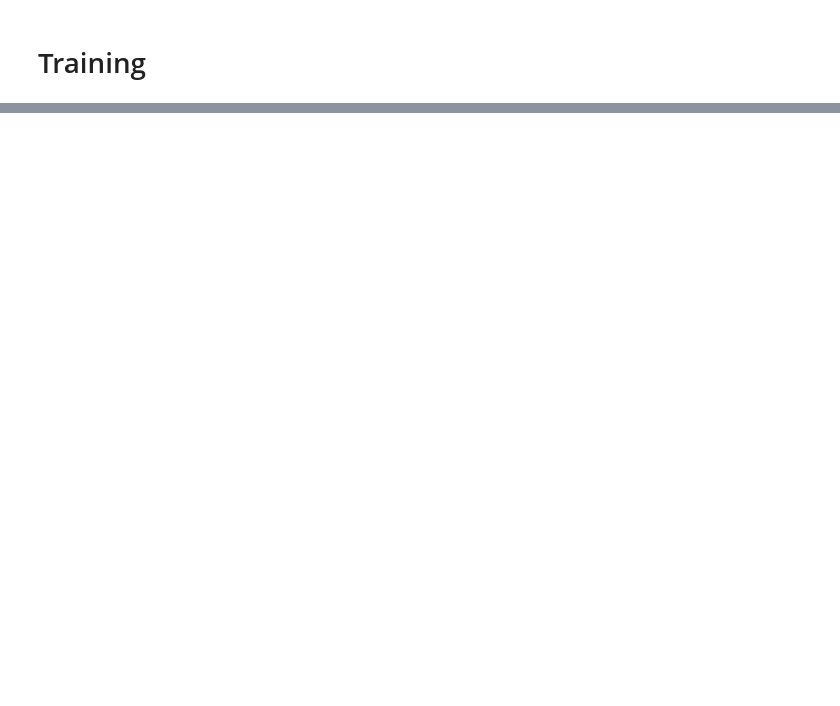
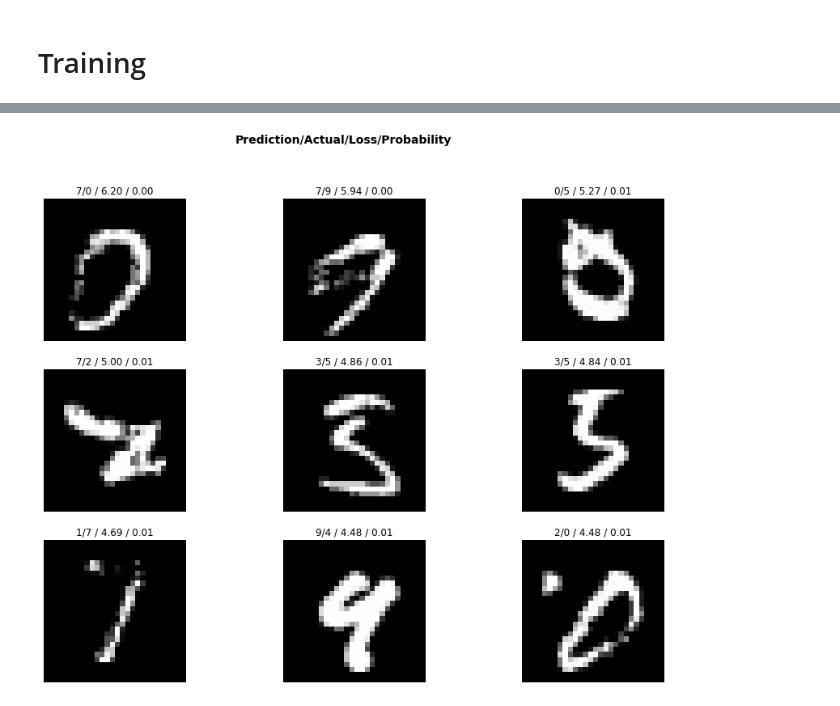
Before and after one commit to anurag89sharma/fastai-course-v3, a Jupyter notebook: dl1/lesson1.1-MNIST-classification.ipynb, the cells around one changed output, grey strips where cells are left out. Cells and saved outputs as stored; diff of their text form; code cells hidden in the pictures; blank space fills up the shorter version.

Commit message:
Completed MNIST classification task

```diff
--- a/dl1/lesson1.1-MNIST-classification.ipynb
+++ b/dl1/lesson1.1-MNIST-classification.ipynb
@@ -103,0 +114,3 @@ interp.most_confused(min_val=5)
+# %%
+learn.unfreeze()
+learn.fit_one_cycle(4, max_lr=slice(1e-4,1e-2))
@@ -103,0 +125,3 @@ interp.most_confused(min_val=5)
+# %%
+interp = ClassificationInterpretation.from_learner(learn)
+interp.most_confused(min_val=2)
@@ -103,0 +144,4 @@ interp.most_confused(min_val=5)
+# %%
+interp.plot_top_losses(9, figsize=(15,11))
+# %% [output]
+[figure, added]
```
Also changed, not shown: parts of 15 cells of this notebook.
